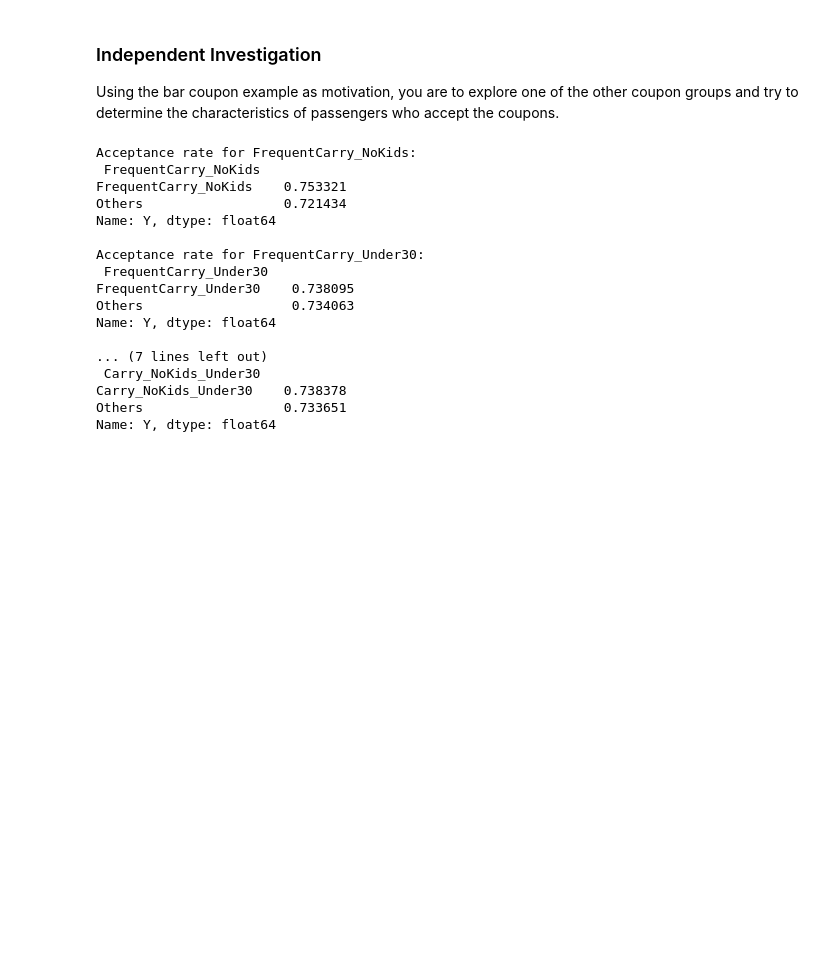
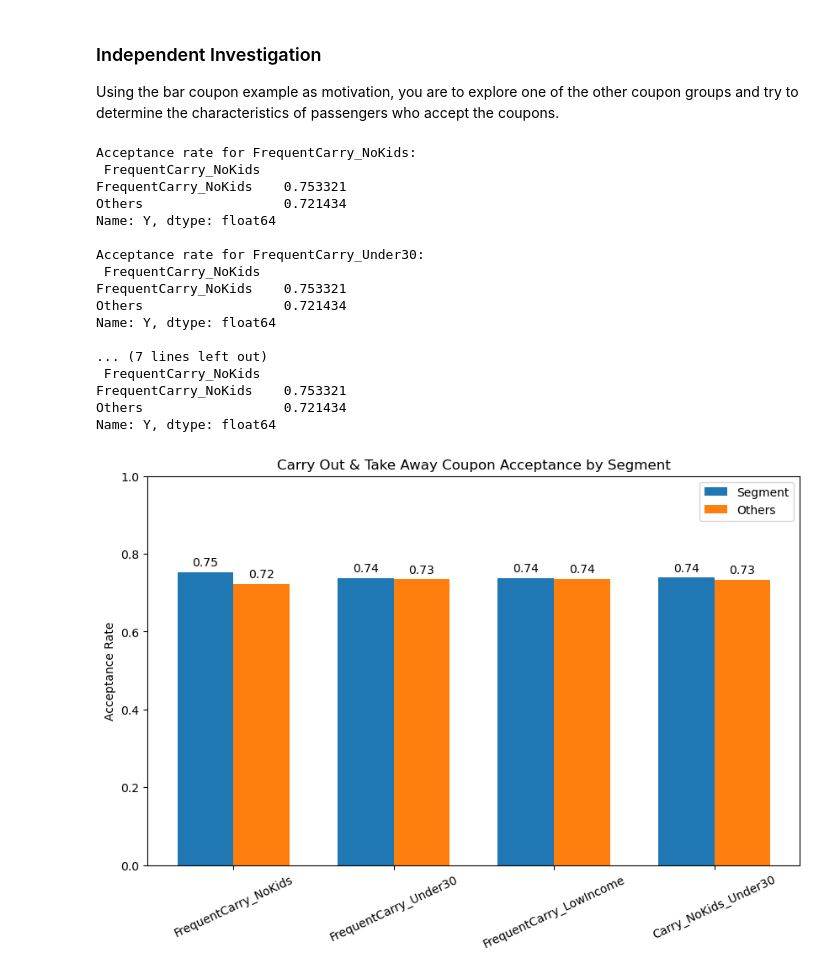
Before and after one commit to swarnima-shrivastava/coupon-acceptance-analytics, a Jupyter notebook: prompt.ipynb, the cells around one changed output. Drawn from its saved outputs; the diff is of its cells as text; code cells hidden in the pictures; blank space fills up the shorter version.

Commit message:
Add another coupon type analysis

```diff
--- a/prompt.ipynb
+++ b/prompt.ipynb
@@ -756,37 +756,69 @@ carry_data['income_num'] = carry_data['income'].map(income_map)
 carry_data['FrequentCarry_LowIncome'] = np.where(
     (carry_data['Carry_numFreq'] > 4) & (carry_data['income_num'] < 50000),
     'FrequentCarry_LowIncome',
     'Others'
 )
 
 # Passengers not kids & under 30
 carry_data['Carry_NoKids_Under30'] = np.where(
     (carry_data['passanger'] != 'Kid(s)') & (carry_data['age'] < 30),
     'Carry_NoKids_Under30',
     'Others'
 )
 
 # acceptance rates
 segments = ['FrequentCarry_NoKids', 'FrequentCarry_Under30', 'FrequentCarry_LowIncome', 'Carry_NoKids_Under30']
 
+# Compute acceptance rates dynamically
+acceptance_rates = []
+others_rates = []
 for seg in segments:
-    acceptance = carry_data.groupby(seg)['Y'].mean()
+    grouped = carry_data.groupby(seg)['Y'].mean()
     print(f"\nAcceptance rate for {seg}:\n", acceptance)
+    acceptance_rates.append(grouped.get(seg, 0))
+    others_label = [x for x in grouped.index if x != seg]
+    others_rate = grouped[others_label[0]] if others_label else 0
+    others_rates.append(others_rate)
+
+index = np.arange(len(segments))
+bar_width = 0.35
+
+# bar
+plt.figure(figsize=(10,6))
+bars1 = plt.bar(index, acceptance_rates, bar_width, label='Segment')
+bars2 = plt.bar(index + bar_width, others_rates, bar_width, label='Others')
+# Add values on top of the bars
+for bar in bars1:
+    height = bar.get_height()
+    plt.text(bar.get_x() + bar.get_width()/2, height + 0.01, f'{height:.2f}', ha='center', va='bottom', fontsize=10)
+
+for bar in bars2:
+    height = bar.get_height()
+    plt.text(bar.get_x() + bar.get_width()/2, height + 0.01, f'{height:.2f}', ha='center', va='bottom', fontsize=10)
+
+plt.xticks([i + bar_width/2 for i in index], segments, rotation=25)
+plt.ylabel('Acceptance Rate')
+plt.title('Carry Out & Take Away Coupon Acceptance by Segment')
+plt.ylim(0, 1)
+plt.legend()
+plt.savefig('images/carryout_analysis_combined.png', dpi=300)
+plt.show()
 # %% [output]
 Acceptance rate for FrequentCarry_NoKids:
  FrequentCarry_NoKids
 FrequentCarry_NoKids    0.753321
 Others                  0.721434
 Name: Y, dtype: float64
 
 Acceptance rate for FrequentCarry_Under30:
- FrequentCarry_Under30
-FrequentCarry_Under30    0.738095
-Others                   0.734063
+ FrequentCarry_NoKids
+FrequentCarry_NoKids    0.753321
+Others                  0.721434
 Name: Y, dtype: float64
 
 ... (7 lines left out)
- Carry_NoKids_Under30
-Carry_NoKids_Under30    0.738378
-Others                  0.733651
+ FrequentCarry_NoKids
+FrequentCarry_NoKids    0.753321
+Others                  0.721434
 Name: Y, dtype: float64
+[figure, added]
```
Also changed, not shown: 2 other files.
